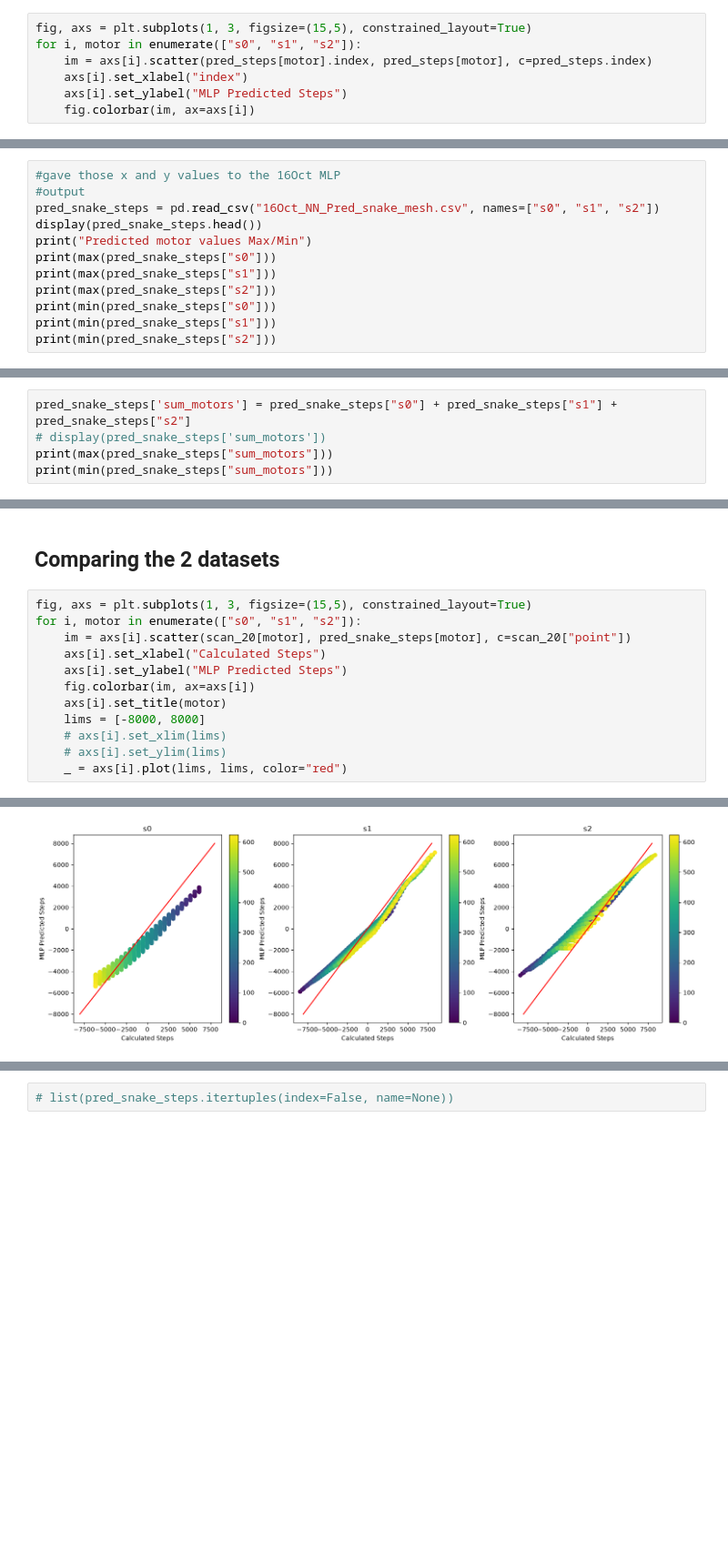
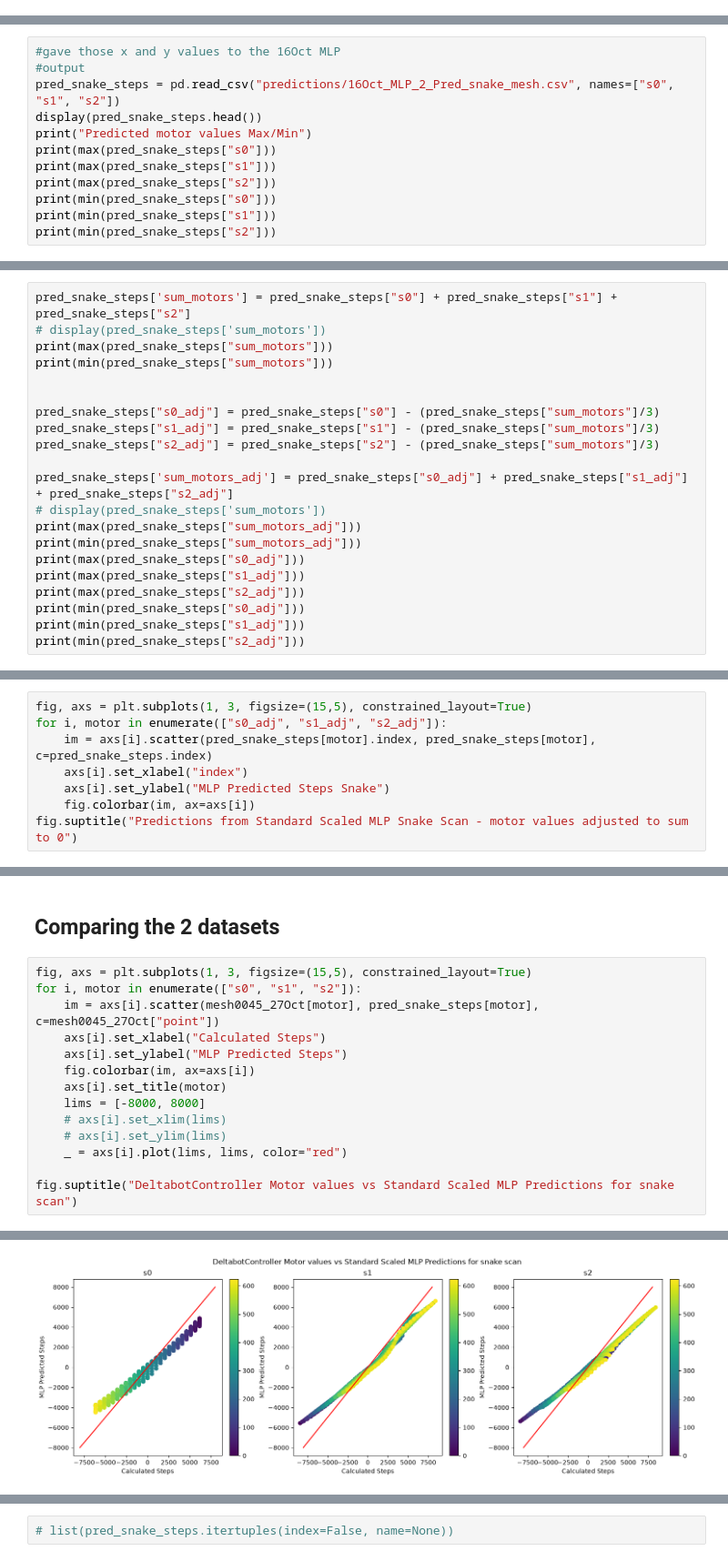
Before and after one commit to Abigail-Yates/DeltabotProject, a Jupyter notebook: TensorFlow/Trials/16Oct_MLP_2_Pred.ipynb, the cells around one changed output, grey strips where cells are left out. Shown at 91% size. Saved outputs shown, nothing was run; the diff lists cells and outputs as text; blank space fills up the shorter version.

Commit message:
Basic MLPs and Predictions

```diff
--- a/TensorFlow/Trials/16Oct_MLP_2_Pred.ipynb
+++ b/TensorFlow/Trials/16Oct_MLP_2_Pred.ipynb
@@ -108,7 +29,0 @@ for i, motor in enumerate(["s0", "s1", "s2"]):
-# %%
-fig, axs = plt.subplots(1, 3, figsize=(15,5), constrained_layout=True)
-for i, motor in enumerate(["s0", "s1", "s2"]):
-    im = axs[i].scatter(pred_steps[motor].index, pred_steps[motor], c=pred_steps.index)
-    axs[i].set_xlabel("index")
-    axs[i].set_ylabel("MLP Predicted Steps")
-    fig.colorbar(im, ax=axs[i])
@@ -121,7 +30,7 @@ This is going to do the steps in a completely different order - maybe I need to
 # %%
 #gave those x and y values to the 16Oct MLP
 #output
-pred_snake_steps = pd.read_csv("16Oct_NN_Pred_snake_mesh.csv", names=["s0", "s1", "s2"])
+pred_snake_steps = pd.read_csv("predictions/16Oct_MLP_2_Pred_snake_mesh.csv", names=["s0", "s1", "s2"])
 display(pred_snake_steps.head())
 print("Predicted motor values Max/Min")
 print(max(pred_snake_steps["s0"]))
@@ -149,4 +58,20 @@ pred_snake_steps['sum_motors'] = pred_snake_steps["s0"] + pred_snake_steps["s1"]
 # display(pred_snake_steps['sum_motors'])
 print(max(pred_snake_steps["sum_motors"]))
 print(min(pred_snake_steps["sum_motors"]))
+
+
+pred_snake_steps["s0_adj"] = pred_snake_steps["s0"] - (pred_snake_steps["sum_motors"]/3)
+pred_snake_steps["s1_adj"] = pred_snake_steps["s1"] - (pred_snake_steps["sum_motors"]/3)
+pred_snake_steps["s2_adj"] = pred_snake_steps["s2"] - (pred_snake_steps["sum_motors"]/3)
+
+pred_snake_steps['sum_motors_adj'] = pred_snake_steps["s0_adj"] + pred_snake_steps["s1_adj"] + pred_snake_steps["s2_adj"]
+# display(pred_snake_steps['sum_motors'])
+print(max(pred_snake_steps["sum_motors_adj"]))
+print(min(pred_snake_steps["sum_motors_adj"]))
+print(max(pred_snake_steps["s0_adj"]))
+print(max(pred_snake_steps["s1_adj"]))
+print(max(pred_snake_steps["s2_adj"]))
+print(min(pred_snake_steps["s0_adj"]))
+print(min(pred_snake_steps["s1_adj"]))
+print(min(pred_snake_steps["s2_adj"]))
 # %% [output]
@@ -175,0 +101,8 @@ for i, motor in enumerate(["s0", "s1", "s2"]):
+# %%
+fig, axs = plt.subplots(1, 3, figsize=(15,5), constrained_layout=True)
+for i, motor in enumerate(["s0_adj", "s1_adj", "s2_adj"]):
+    im = axs[i].scatter(pred_snake_steps[motor].index, pred_snake_steps[motor], c=pred_snake_steps.index)
+    axs[i].set_xlabel("index")
+    axs[i].set_ylabel("MLP Predicted Steps Snake")
+    fig.colorbar(im, ax=axs[i])
+fig.suptitle("Predictions from Standard Scaled MLP Snake Scan - motor values adjusted to sum to 0")
@@ -178,7 +114,7 @@ for i, motor in enumerate(["s0", "s1", "s2"]):
 # %%
 fig, axs = plt.subplots(1, 3, figsize=(15,5), constrained_layout=True)
 for i, motor in enumerate(["s0", "s1", "s2"]):
-    im = axs[i].scatter(scan_20[motor], pred_snake_steps[motor], c=scan_20["point"])
+    im = axs[i].scatter(mesh0045_27Oct[motor], pred_snake_steps[motor], c=mesh0045_27Oct["point"])
     axs[i].set_xlabel("Calculated Steps")
     axs[i].set_ylabel("MLP Predicted Steps")
     fig.colorbar(im, ax=axs[i])
@@ -187,4 +123,6 @@ for i, motor in enumerate(["s0", "s1", "s2"]):
     # axs[i].set_xlim(lims)
     # axs[i].set_ylim(lims)
     _ = axs[i].plot(lims, lims, color="red")
+
+fig.suptitle("DeltabotController Motor values vs Standard Scaled MLP Predictions for snake scan")
 # %% [output]
@@ -191 +130 @@ for i, motor in enumerate(["s0", "s1", "s2"]):
-[figure, old version]
+[figure, new version]
```
Also changed, not shown: parts of 24 cells of this notebook, 4 other files.
